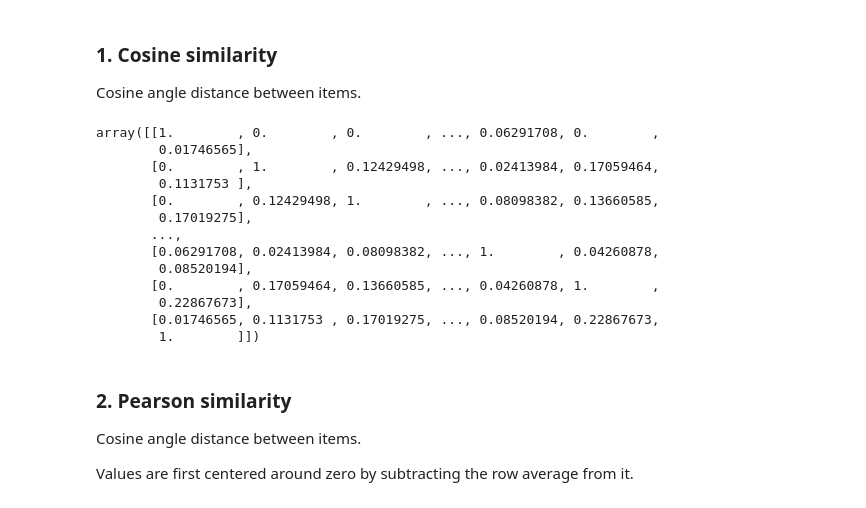
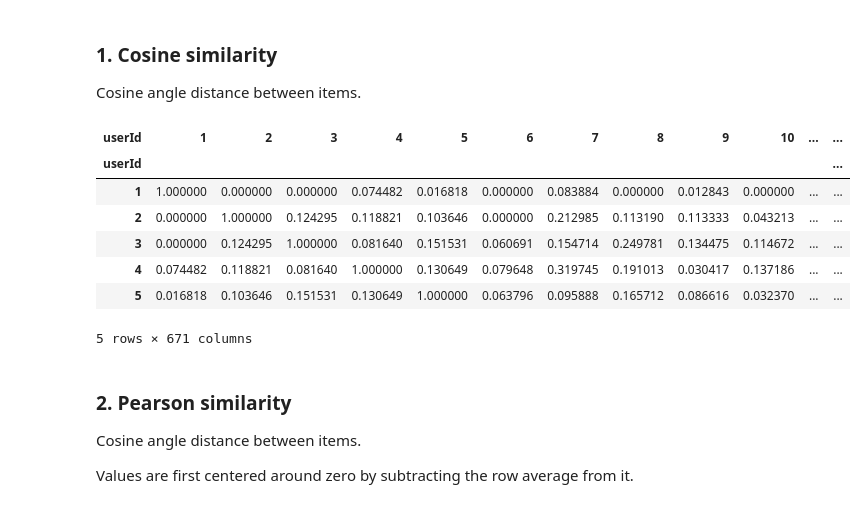
Before and after one commit to jsmienk/MLBD, a Jupyter notebook: recommender/2-collaborative-filtering.ipynb, the cells around one changed output. Cells and saved outputs as stored; diff of their text form; code cells hidden in the pictures.

```diff
--- a/recommender/2-collaborative-filtering.ipynb
+++ b/recommender/2-collaborative-filtering.ipynb
@@ -147,23 +159,20 @@ Note:
 ### 1. Cosine similarity
 
 Cosine angle distance between items.
-# %%
-cosine_user_user_matrix = cosine_similarity(user_item_df.fillna(0))
-cosine_user_user_matrix
-# %% [output]
-array([[1.        , 0.        , 0.        , ..., 0.06291708, 0.        ,
-        0.01746565],
-       [0.        , 1.        , 0.12429498, ..., 0.02413984, 0.17059464,
-        0.1131753 ],
-       [0.        , 0.12429498, 1.        , ..., 0.08098382, 0.13660585,
-        0.17019275],
-       ...,
-       [0.06291708, 0.02413984, 0.08098382, ..., 1.        , 0.04260878,
-        0.08520194],
-       [0.        , 0.17059464, 0.13660585, ..., 0.04260878, 1.        ,
-        0.22867673],
-       [0.01746565, 0.1131753 , 0.17019275, ..., 0.08520194, 0.22867673,
-        1.        ]])
+# %%
+cosine_user_user_df = pd.DataFrame(cosine_similarity(user_item_df.fillna(0)),
+                                    index=user_item_df.index,
+                                    columns=user_item_df.index)
+cosine_user_user_df.head()
+# %% [output]
+| userId | 1 | 2 | 3 | 4 | 5 | 6 | 7 | 8 | 9 | 10 | ... | ... |
+| userId |  |  |  |  |  |  |  |  |  |  |  | ... |
+| 1 | 1.000000 | 0.000000 | 0.000000 | 0.074482 | 0.016818 | 0.000000 | 0.083884 | 0.000000 | 0.012843 | 0.000000 | ... | ... |
+| 2 | 0.000000 | 1.000000 | 0.124295 | 0.118821 | 0.103646 | 0.000000 | 0.212985 | 0.113190 | 0.113333 | 0.043213 | ... | ... |
+| 3 | 0.000000 | 0.124295 | 1.000000 | 0.081640 | 0.151531 | 0.060691 | 0.154714 | 0.249781 | 0.134475 | 0.114672 | ... | ... |
+| 4 | 0.074482 | 0.118821 | 0.081640 | 1.000000 | 0.130649 | 0.079648 | 0.319745 | 0.191013 | 0.030417 | 0.137186 | ... | ... |
+| 5 | 0.016818 | 0.103646 | 0.151531 | 0.130649 | 1.000000 | 0.063796 | 0.095888 | 0.165712 | 0.086616 | 0.032370 | ... | ... |
+5 rows × 671 columns
 # %% [markdown]
 ### 2. Pearson similarity
 
```
Also changed, not shown: parts of 20 cells of this notebook, 1 other file.
